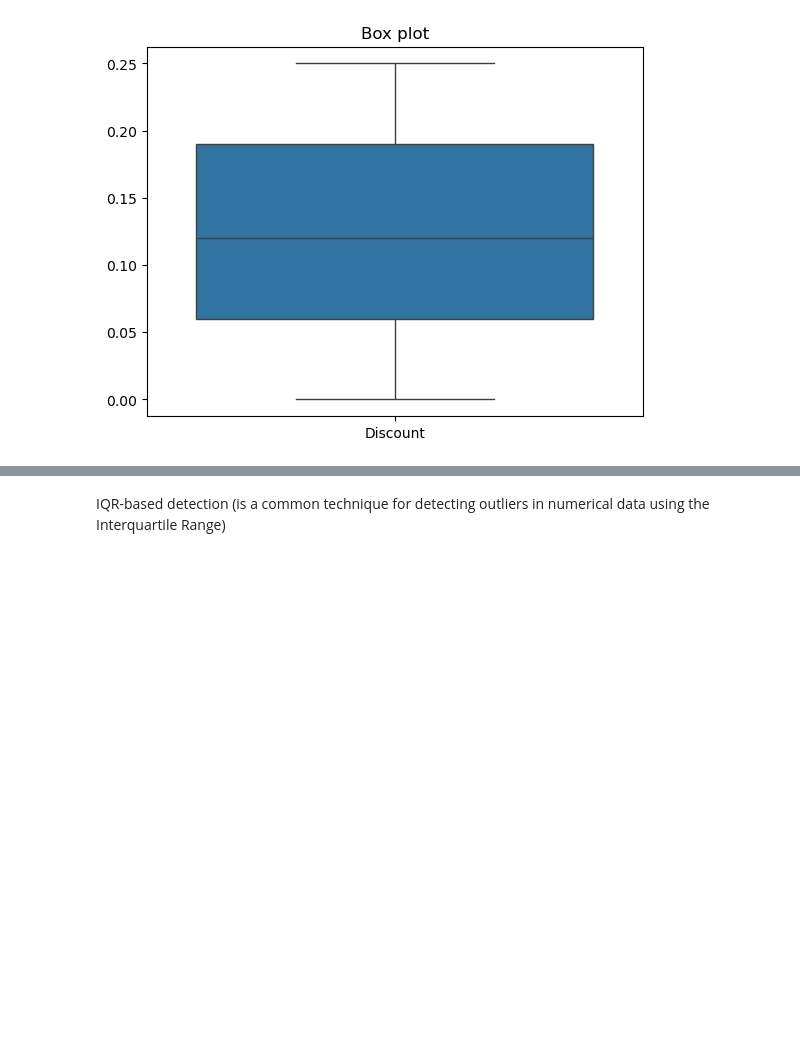
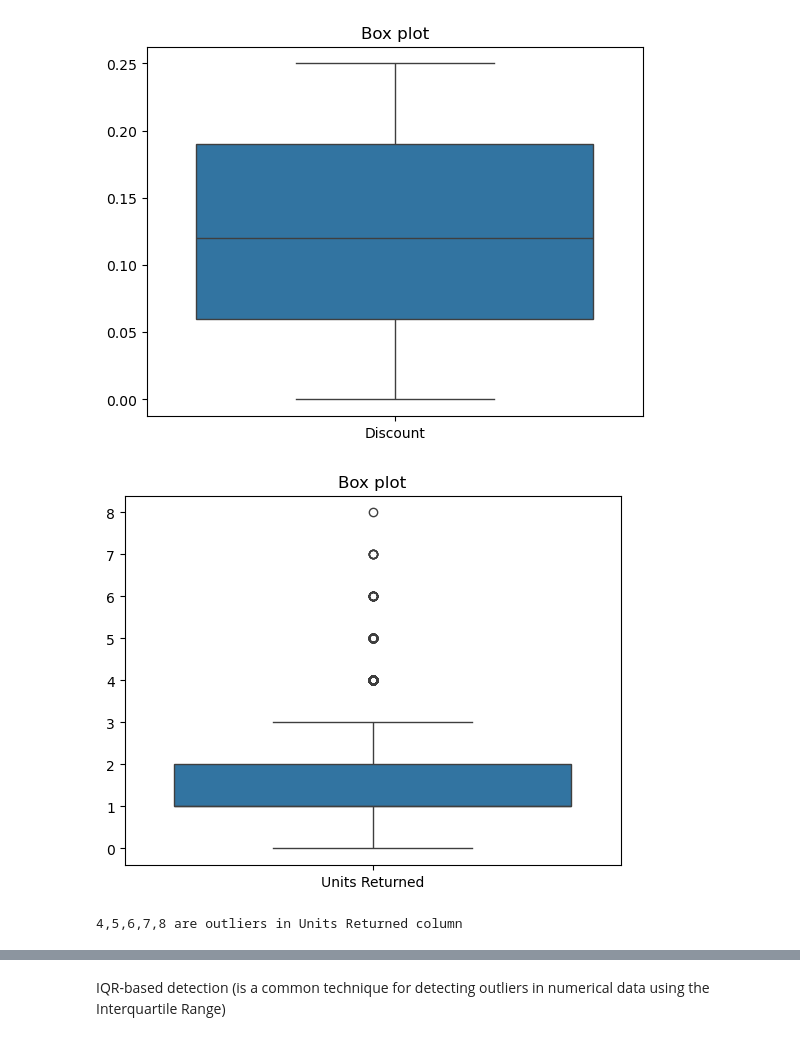
Before and after one commit to hngocngvu/Final-ML2, a Jupyter notebook: final.ipynb, the cells around one changed output, grey strips where cells are left out. Drawn from its saved outputs; the diff is of its cells as text; code cells hidden in the pictures; blank space fills up the shorter version.

```diff
--- a/final.ipynb
+++ b/final.ipynb
@@ -256,3 +282,12 @@ plt.title("Box plot")
 plt.show()
 # %% [output]
 [figure]
+# %%
+sns.boxplot(data = df[['Units Returned']])
+plt.title("Box plot")
+plt.show()
+
+print("4,5,6,7,8 are outliers in Units Returned column")
+# %% [output]
+[figure, added]
+4,5,6,7,8 are outliers in Units Returned column
```
Also changed, not shown: parts of 11 cells of this notebook.
